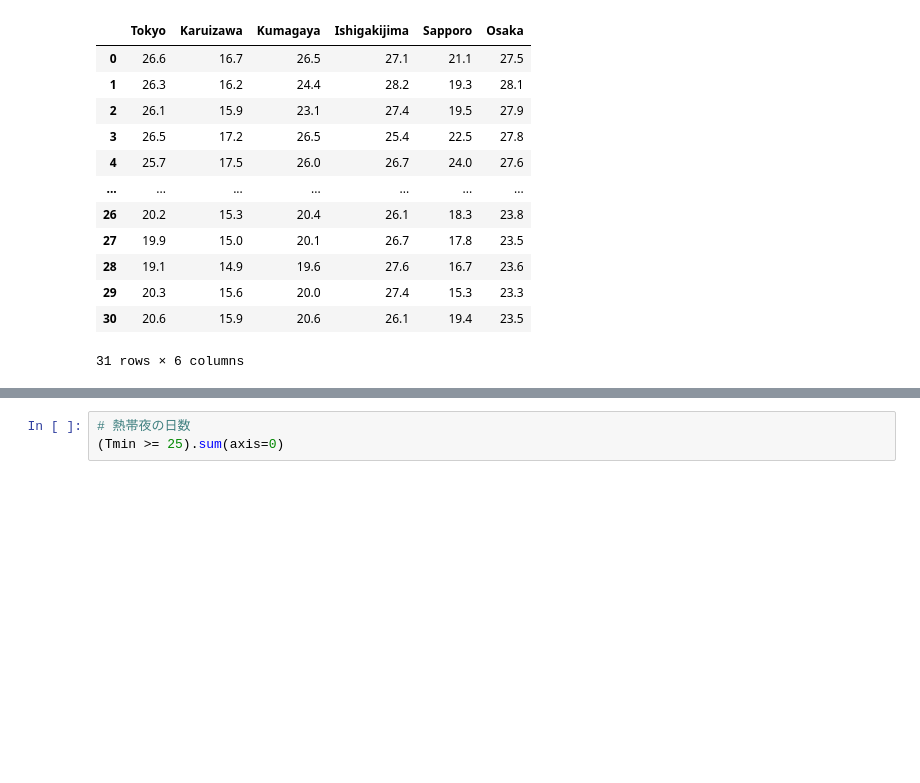
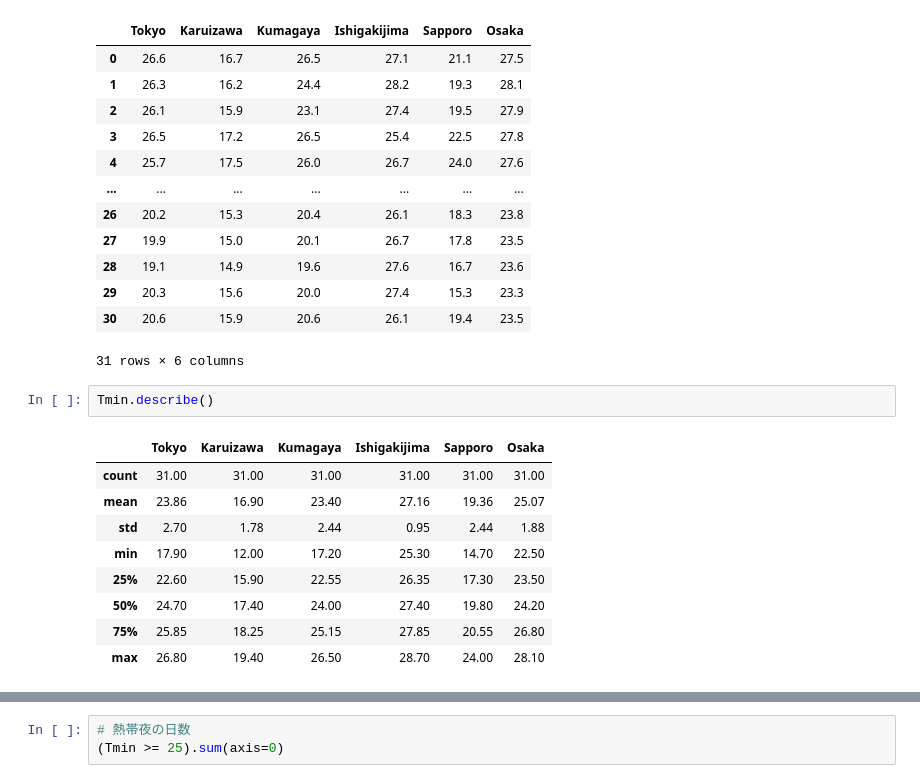
Before and after one commit to tnarizuka/Applied_Information_Processing, a Jupyter notebook: _build/jupyter_execute/chap_2/sec_2-1/sec_2-1.ipynb, the cells around one changed output, grey strips where cells are left out. Saved outputs shown, nothing was run; the diff lists cells and outputs as text; blank space fills up the shorter version.

```diff
--- a/_build/jupyter_execute/chap_2/sec_2-1/sec_2-1.ipynb
+++ b/_build/jupyter_execute/chap_2/sec_2-1/sec_2-1.ipynb
@@ -428,6 +427,18 @@ Tmin
 | 29 | 20.3 | 15.6 | 20.0 | 27.4 | 15.3 | 23.3 |
 | 30 | 20.6 | 15.9 | 20.6 | 26.1 | 19.4 | 23.5 |
 31 rows × 6 columns
+# %%
+Tmin.describe()
+# %% [output]
+|  | Tokyo | Karuizawa | Kumagaya | Ishigakijima | Sapporo | Osaka |
+| count | 31.00 | 31.00 | 31.00 | 31.00 | 31.00 | 31.00 |
+| mean | 23.86 | 16.90 | 23.40 | 27.16 | 19.36 | 25.07 |
+| std | 2.70 | 1.78 | 2.44 | 0.95 | 2.44 | 1.88 |
+| min | 17.90 | 12.00 | 17.20 | 25.30 | 14.70 | 22.50 |
+| 25% | 22.60 | 15.90 | 22.55 | 26.35 | 17.30 | 23.50 |
+| 50% | 24.70 | 17.40 | 24.00 | 27.40 | 19.80 | 24.20 |
+| 75% | 25.85 | 18.25 | 25.15 | 27.85 | 20.55 | 26.80 |
+| max | 26.80 | 19.40 | 26.50 | 28.70 | 24.00 | 28.10 |
 # %%
 # 並行箱ひげ図（最低気温）
 fig, ax = plt.subplots(figsize=(7, 3))
```
Also changed, not shown: parts of 11 cells of this notebook, 17 other files.
